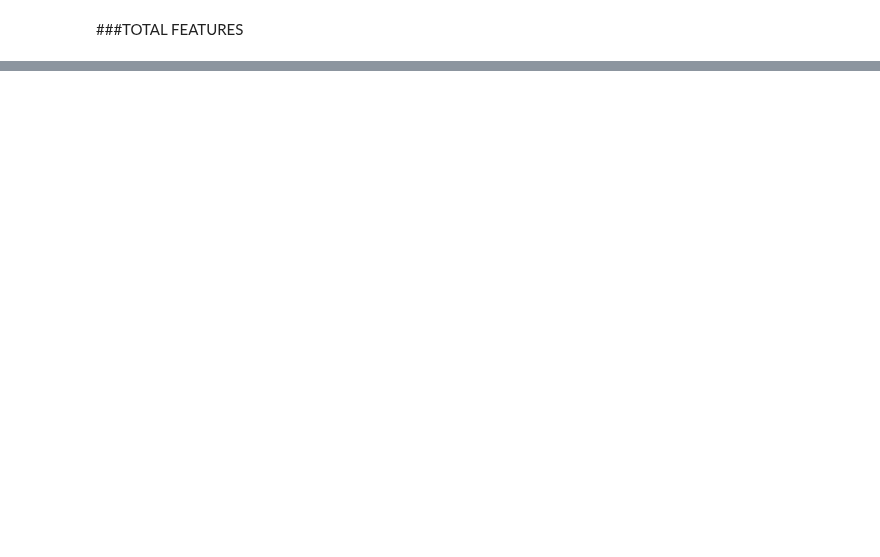
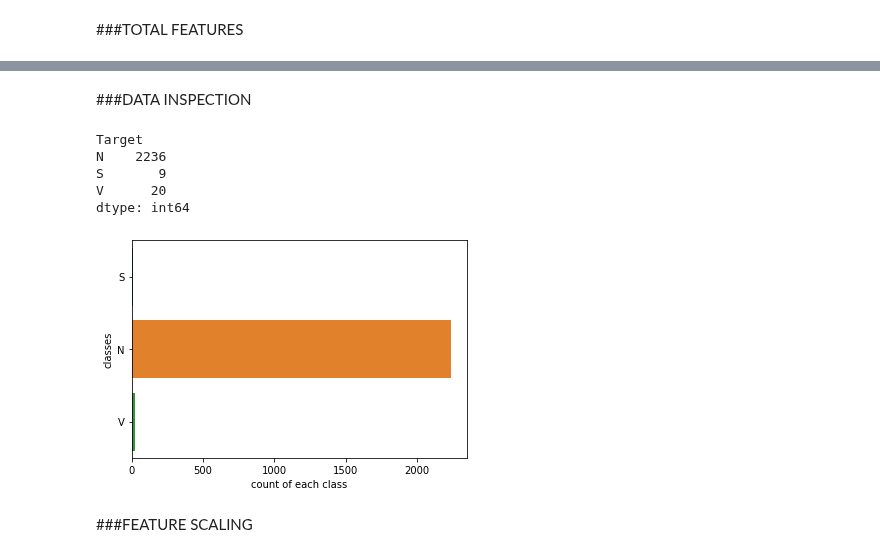
Before and after one commit to alice202122/AI_PROJECT, a Jupyter notebook: AI_Assignment.ipynb, the cells around one changed output, grey strips where cells are left out. Drawn from its saved outputs; the diff is of its cells as text; code cells hidden in the pictures; blank space fills up the shorter version.

```diff
--- a/AI_Assignment.ipynb
+++ b/AI_Assignment.ipynb
@@ -806,0 +956,4 @@ Morpho.to_pickle(path+'Morpho')
+# %%
+path = '/gdrive/MyDrive/AI_Assignment/'
+feat = pd.read_csv(path+'feat.csv')
+feat
@@ -806,0 +974,19 @@ Morpho.to_pickle(path+'Morpho')
+# %%
+feat = feat.drop(columns=['Unnamed: 0', 'Patient', 'Beat Loc.' ], inplace=False)
+# %% [markdown]
+###DATA INSPECTION
+# %%
+print(feat.groupby('Target').size())  # print class frequency
+sns.countplot(y = feat.Target , data = feat)
+plt.xlabel("count of each class")
+plt.ylabel("classes")
+plt.show()  # visualize class counts
+# %% [output]
+Target
+N    2236
+S       9
+V      20
+dtype: int64
+[figure, added]
+# %% [markdown]
+###FEATURE SCALING
```
Also changed, not shown: parts of 68 cells of this notebook.
